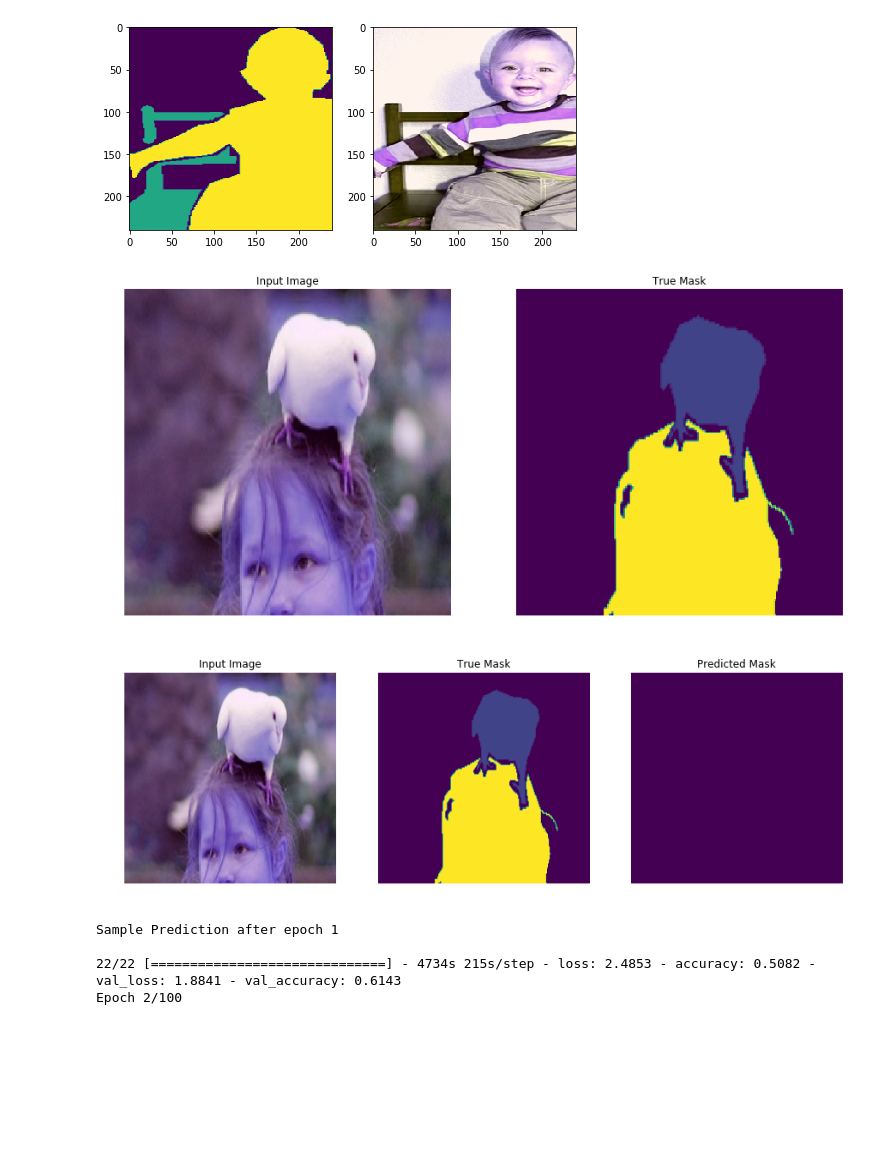
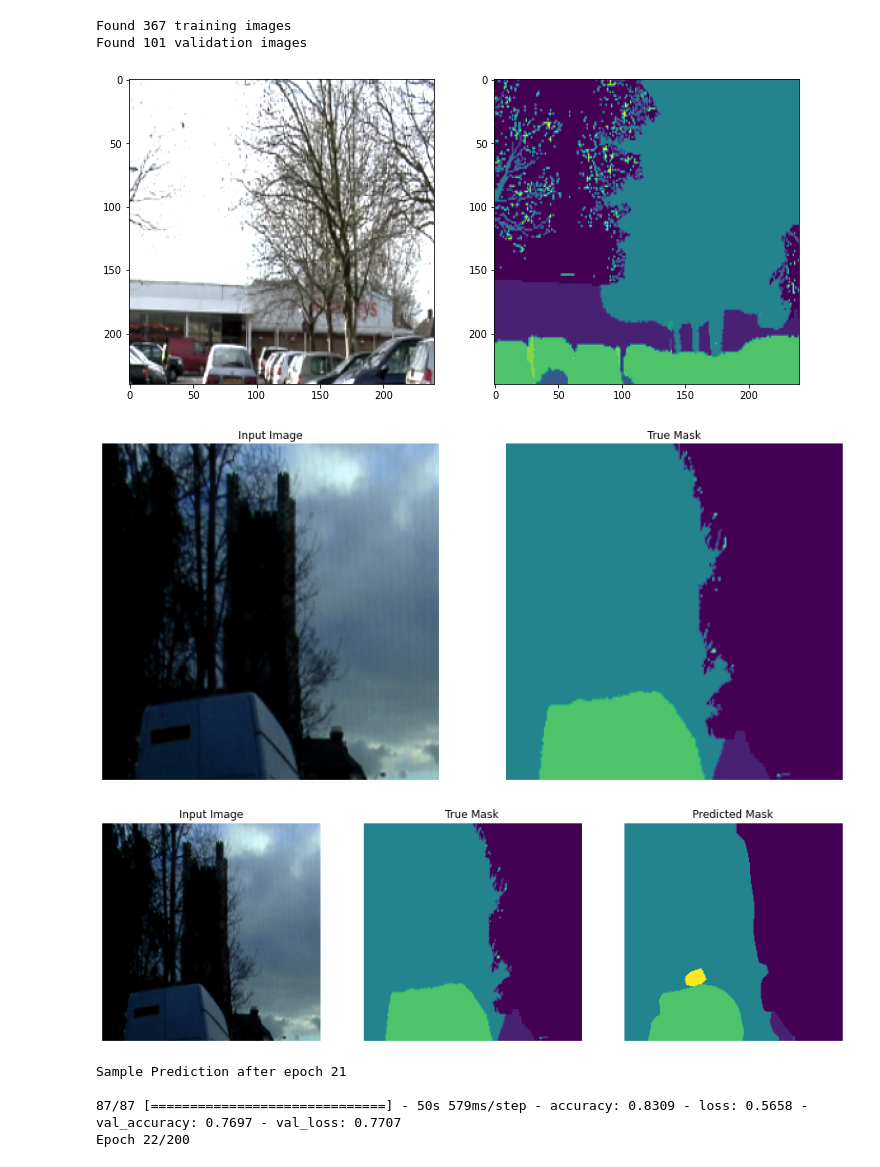
Before and after one commit to SatioO/DL_Practices, a Jupyter notebook: PSPNet with TF2.0 and VOC Pascal.ipynb, the cells around one changed output. Cells and saved outputs as stored; diff of their text form; code cells hidden in the pictures; blank space fills up the shorter version.

```diff
--- a/PSPNet with TF2.0 and VOC Pascal.ipynb
+++ b/PSPNet with TF2.0 and VOC Pascal.ipynb
@@ -14,11 +20,11 @@ from tensorflow.keras.callbacks import TensorBoard, ModelCheckpoint
 # %%
-BASE_PATH = "./data/VOCdevkit/VOC2012"
+BASE_PATH = "/content/dataset1"
 LIST_DIR = os.path.join(BASE_PATH, "ImageSets/Segmentation")
 IMAGES_PATH = os.path.join(BASE_PATH, "JPEGImages")
 SEG_PATH = os.path.join(BASE_PATH, "SegmentationClassRaw")
 
 IMG_HEIGHT = 240
 IMG_WIDTH = 240
-BATCH_SIZE = 64
-EPOCHS = 100
+BATCH_SIZE = 16
+EPOCHS = 200
 OUTPUT_CHANNELS = 21
@@ -59,7 +52,7 @@ def get_image(image_path, img_height=512, img_width=512, mask = False, flip = 0)
     img = tf.io.read_file(image_path)
 
     if mask != True:
-        img = tf.cast(tf.image.decode_jpeg(img, channels=3), tf.float64)
+        img = tf.cast(tf.image.decode_png(img, channels=3), tf.float64)
         img = tf.image.resize(images=img, size=[img_height, img_width])
         img = tf.image.random_brightness(img, max_delta=50.)
         img = tf.image.random_saturation(img, lower=0.5, upper=1.5)
@@ -69,7 +62,6 @@ def get_image(image_path, img_height=512, img_width=512, mask = False, flip = 0)
         img = tf.case([
             (tf.greater(flip, 0), lambda: tf.image.flip_left_right(img))
         ], default=lambda: img)
-        img = img[:, :, ::-1] - tf.constant([104.00698793,116.66876762,122.67891434])
     else:
         img = tf.image.decode_png(img, channels=1)
         img = tf.cast(tf.image.resize(images=img, size=[img_height, img_width]), dtype=tf.uint8)
@@ -79,19 +71,29 @@ def get_image(image_path, img_height=512, img_width=512, mask = False, flip = 0)
 
     return img
 
-def load_data(path):
+def load_data(image_path, mask_path):
     flip = tf.random.uniform(
         shape=[1, ], minval=0, maxval=2, dtype=tf.int32)[0]
 
-    img_path = tf.strings.join(inputs=(IMAGES_PATH, "/", path, ".jpg"))
-    seg_path = tf.strings.join(inputs=(SEG_PATH, "/", path, ".png"))
-
-    image, mask = get_image(img_path, flip=flip), get_image(seg_path, mask=True, flip=flip)
+    image, mask = get_image(image_path, flip=flip), get_image(mask_path, mask=True, flip=flip)
     image, mask = random_crop(image, mask, H=IMG_HEIGHT, W=IMG_WIDTH)
 
     return image, mask
 
-train = tf.data.Dataset.from_tensor_slices((splits["train"]))
+image_list_train = sorted(glob.glob(
+    BASE_PATH + '/images_prepped_train/*'))
+mask_list_train = sorted(glob.glob(
+    BASE_PATH + '/annotations_prepped_train/*'))
+
+image_list_val = sorted(glob.glob(
+    BASE_PATH + '/images_prepped_test/*'))
+mask_list_val = sorted(glob.glob(
+    BASE_PATH + '/annotations_prepped_test/*'))
+
+print('Found', len(image_list_train), 'training images')
+print('Found', len(image_list_val), 'validation images')
+
+train = tf.data.Dataset.from_tensor_slices((image_list_train, mask_list_train))
 train = train.shuffle(buffer_size=128)
 train = train.map(load_data, num_parallel_calls=tf.data.experimental.AUTOTUNE)
 
@@ -99,19 +101,22 @@ train_dataset = train.batch(BATCH_SIZE)
 train_dataset = train_dataset.repeat()
 train_dataset = train_dataset.prefetch(tf.data.experimental.AUTOTUNE)
 
-val = tf.data.Dataset.from_tensor_slices((splits["val"]))
+val = tf.data.Dataset.from_tensor_slices((image_list_val, mask_list_val))
 val = val.map(load_data, num_parallel_calls=tf.data.experimental.AUTOTUNE)
 
 val_dataset = val.batch(BATCH_SIZE)
 val_dataset = val_dataset.repeat()
 val_dataset = val_dataset.prefetch(tf.data.experimental.AUTOTUNE)
+# %% [output]
+Found 367 training images
+Found 101 validation images
 # %%
 for i in train_dataset.take(1):
-    fig, ax = plt.subplots(1, 2, figsize=(8, 8))
-    ax[0].imshow(tf.keras.preprocessing.image.array_to_img(i[1][0]))
-    ax[1].imshow(tf.keras.preprocessing.image.array_to_img(i[0][0]))
+    fig, ax = plt.subplots(1, 2, figsize=(12, 12))
+    ax[0].imshow(tf.keras.preprocessing.image.array_to_img(i[0][0]))
+    ax[1].imshow(tf.keras.preprocessing.image.array_to_img(i[1][0]))
 # %% [output]
-[figure, old version]
+[figure, new version]
 # %%
 def conv_block(input_tensor, kernel_size, filters, stage, block, strides=(2, 2), dilation=1):
     # A block that has a conv layer at shortcut.
@@ -301,7 +306,7 @@ for image, mask in train.take(2):
     sample_image, sample_mask = image, mask
 display([sample_image, sample_mask])
 # %% [output]
-[figure, old version]
+[figure, new version]
 # %%
 def create_mask(pred_mask):
     pred_mask = tf.argmax(pred_mask, axis=-1)
@@ -343,13 +348,13 @@ callbacks = [ds]
 
 model_history = model.fit(train_dataset,
                         epochs=EPOCHS,
-                        steps_per_epoch=len(splits["train"]) // BATCH_SIZE,
+                        steps_per_epoch=1400 // BATCH_SIZE,
                         validation_data=val_dataset,
-                        validation_steps=len(splits["val"]) // BATCH_SIZE,
+                        validation_steps=500 // BATCH_SIZE,
                         callbacks=callbacks)
 # %% [output]
-[figure, old version]
+[figure, new version]
-Sample Prediction after epoch 1
+Sample Prediction after epoch 21
 
-22/22 [==============================] - 4734s 215s/step - loss: 2.4853 - accuracy: 0.5082 - val_loss: 1.8841 - val_accuracy: 0.6143
-Epoch 2/100
+87/87 [==============================] - 50s 579ms/step - accuracy: 0.8309 - loss: 0.5658 - val_accuracy: 0.7697 - val_loss: 0.7707
+Epoch 22/200
```
Also changed, not shown: parts of 3 cells of this notebook.
